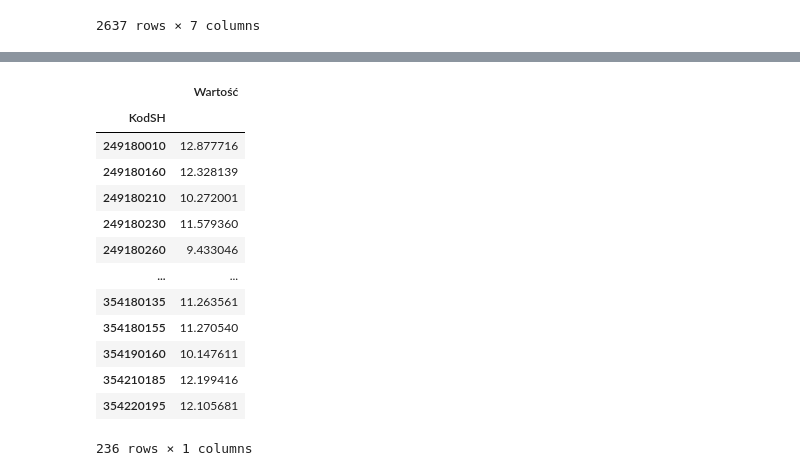
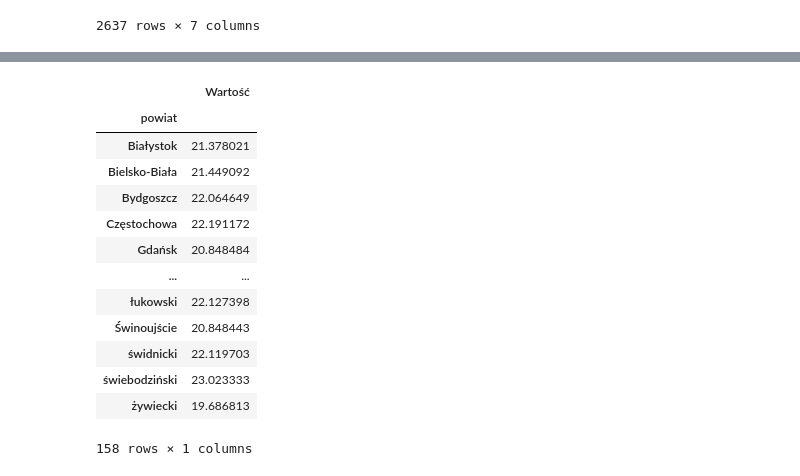
Before and after one commit to jakubGryzio/PAG_II, a Jupyter notebook: projekt1/projekt1.ipynb, the cells around one changed output, grey strips where cells are left out. Saved outputs shown, nothing was run; the diff lists cells and outputs as text; code cells hidden in the pictures.

```diff
--- a/projekt1/projekt1.ipynb
+++ b/projekt1/projekt1.ipynb
@@ -204,26 +228,35 @@ def get_sun(date, lat, lon):
     return sun(meteo.observer, date=date)
 
 def map_get_sun(df):
-    return pd.Series(map(get_sun, df['Data'], df['lat'], df['lon']))
+    return pd.Series(map(get_sun, df['data'], df['lat'], df['lon']))
 
 def day_or_night(s, date):
     return s["sunrise"].replace(tzinfo=None) < date.replace(tzinfo=None) < s["sunset"].replace(tzinfo=None)
 
 def map_day_or_night(df):
-    return pd.Series(map(day_or_night, df['Sun'], df['Data']))
+    return pd.Series(map(day_or_night, df['Sun'], df['data']))
 # %%
 import time
+import datetime
+from astral.sun import sun
+from astral import LocationInfo
+
 start = time.time()
-mask = data_station.Data.dt.date.diff() != datetime.timedelta()
+
+mask = data_station.data.dt.date.diff() != datetime.timedelta()
 temp = data_station[mask].copy()
+
 temp['Sun'] = None
+data_station['Sun'] = None
+
 temp.reset_index(drop=False, inplace=True)
 temp['Sun'] = map_get_sun(temp)
 temp.set_index('index', inplace=True)
-data_station['Sun'] = None
+
 data_station['Sun'] = temp['Sun']
-data_station.fillna(method="ffill", inplace=True)
+data_station['Sun'].fillna(method="ffill", inplace=True)
 data_station['day'] = map_day_or_night(data_station)
+
 stop = time.time()
 print(stop - start)
 # %% [output]
@@ -246,0 +264,2 @@ data_station
+# %%
+data_station = data_station[['kodSH', 'data', 'wartosc', 'name', 'wojewodztwo', 'powiat', 'geometry', 'day']]
@@ -247,20 +286,26 @@ data_station
 # %%
-day = data_station.loc[data_station.day == True, ['KodSH', 'Wartość']].groupby('KodSH').mean()
-night = data_station.loc[data_station.day == False, ['KodSH', 'Wartość']].groupby('KodSH').mean()
+# from scipy import stats
+# stats.trim_mean(data, 0.1)
+day = data_station.loc[data_station.day == True, ['kodSH', 'wartosc']].groupby('KodSH').mean()
+night = data_station.loc[data_station.day == False, ['kodSH', 'wartosc']].groupby('KodSH').mean()
+day_woj = data_station.loc[data_station.day == True, ['wartosc', 'wojewodztwo']].groupby('wojewodztwo').mean()
+night_woj = data_station.loc[data_station.day == False, ['wartosc', 'wojewodztwo']].groupby('wojewodztwo').mean()
+day_pow = data_station.loc[data_station.day == True, ['Wartość', 'powiat']].groupby('powiat').mean()
+night_pow = data_station.loc[data_station.day == False, ['Wartość', 'powiat']].groupby('powiat').mean()
 # %%
-day
+day_pow
 # %% [output]
 |  | Wartość |
-| KodSH |  |
-| 249180010 | 12.877716 |
-| 249180160 | 12.328139 |
-| 249180210 | 10.272001 |
-| 249180230 | 11.579360 |
-| 249180260 | 9.433046 |
+| powiat |  |
+| Białystok | 21.378021 |
+| Bielsko-Biała | 21.449092 |
+| Bydgoszcz | 22.064649 |
+| Częstochowa | 22.191172 |
+| Gdańsk | 20.848484 |
 | ... | ... |
-| 354180135 | 11.263561 |
-| 354180155 | 11.270540 |
-| 354190160 | 10.147611 |
-| 354210185 | 12.199416 |
-| 354220195 | 12.105681 |
+| łukowski | 22.127398 |
+| Świnoujście | 20.848443 |
+| świdnicki | 22.119703 |
+| świebodziński | 23.023333 |
+| żywiecki | 19.686813 |
-236 rows × 1 columns
+158 rows × 1 columns
```
Also changed, not shown: parts of 23 cells of this notebook.
